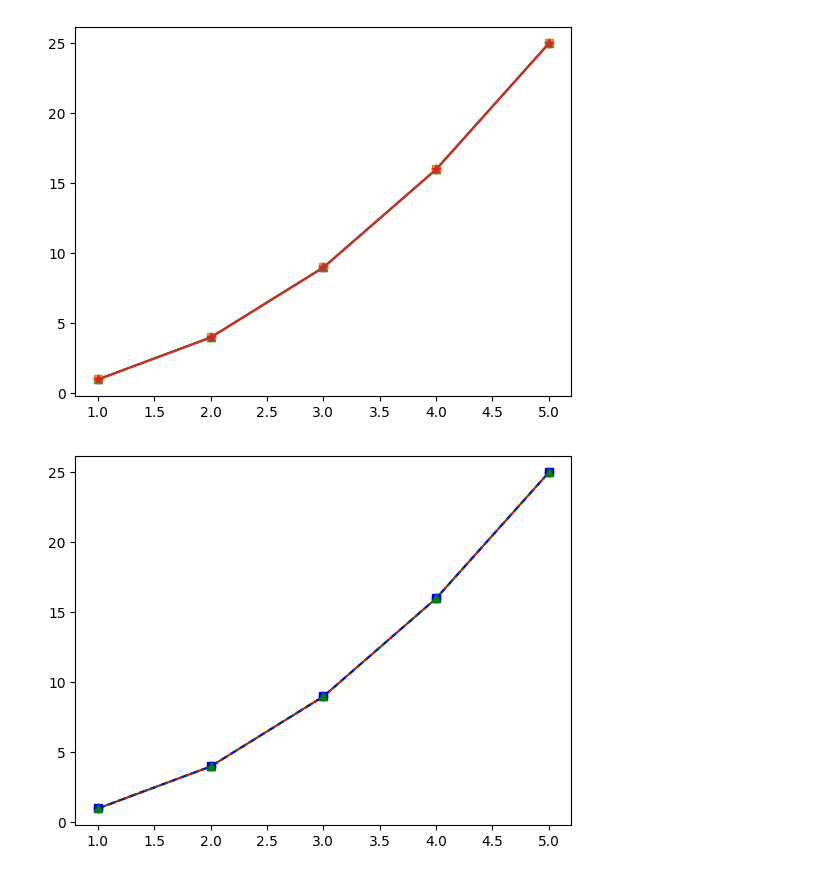
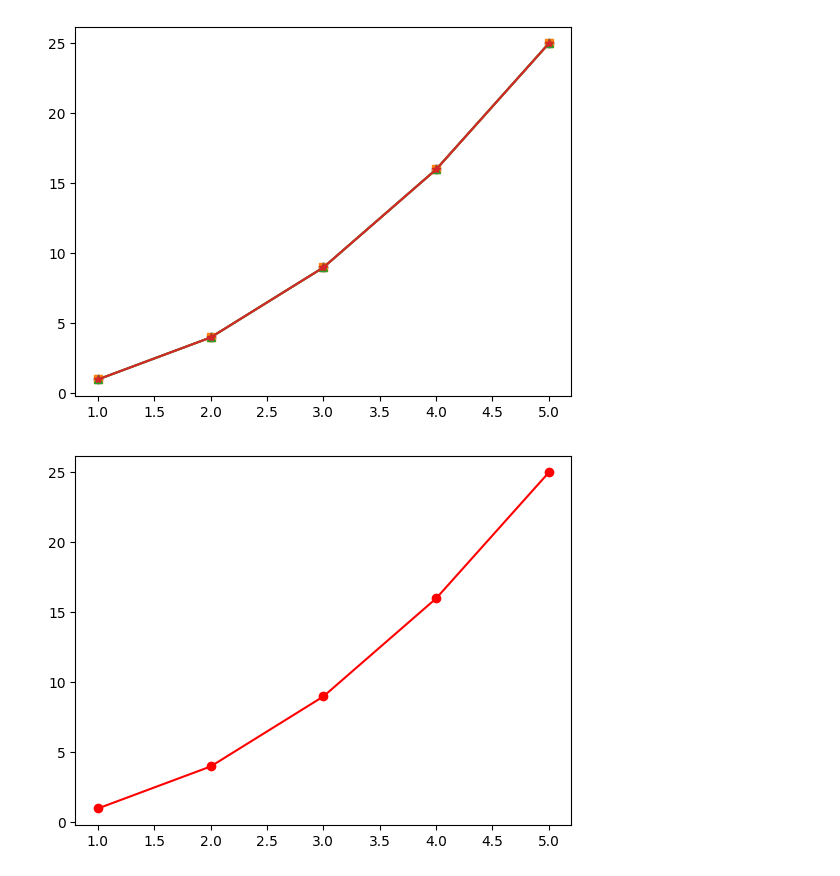
Before and after one commit to Subodhoraw/Python-revive, a Jupyter notebook: Q&A/python_details/matplotlibd/basicsmatplot.ipynb, the cells around one changed output. Drawn from its saved outputs; the diff is of its cells as text; code cells hidden in the pictures.

```diff
--- a/Q&A/python_details/matplotlibd/basicsmatplot.ipynb
+++ b/Q&A/python_details/matplotlibd/basicsmatplot.ipynb
@@ -188,12 +188,12 @@ plt.savefig('hel_marker.svg')
 # %%
 x = [1, 2, 3, 4, 5]
 y = [1, 4, 9, 16, 25]
 
 # Format: [marker][line][color]
 plt.plot(x, y, 'ro-')    # Red circles with solid line
-plt.plot(x, y, 'bs--')   # Blue squares with dashed line
-plt.plot(x, y, 'g^:')    # Green triangles with dotted line
+#plt.plot(x, y, 'bs--')   # Blue squares with dashed line
+#plt.plot(x, y, 'g^:')    # Green triangles with dotted line
 
 plt.show()
 # %% [output]
-[figure, old version]
+[figure, new version]
```
Also changed, not shown: parts of 6 cells of this notebook, 1 other file.
